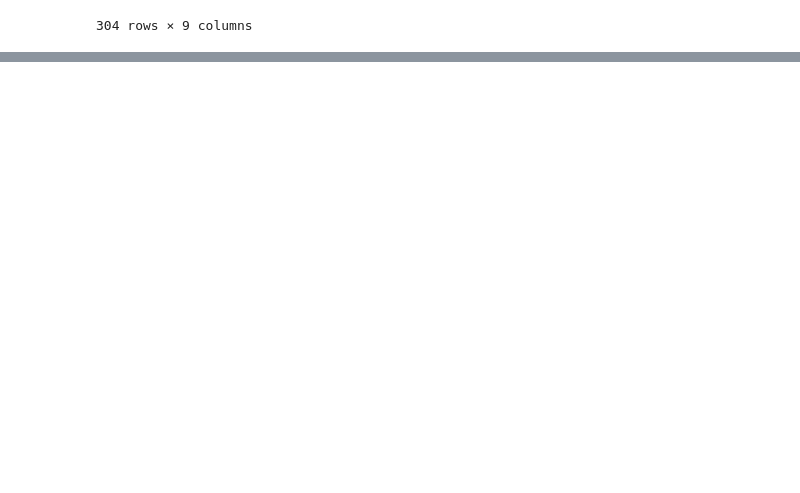
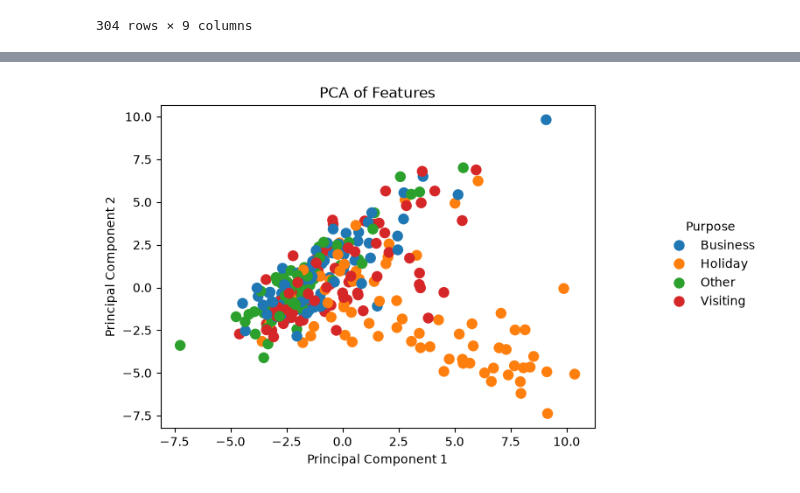
Before and after one commit to Minajamfum/forecasting, a Jupyter notebook: chapter4.ipynb, the cells around one changed output, grey strips where cells are left out. Cells and saved outputs as stored; diff of their text form; code cells hidden in the pictures; blank space fills up the shorter version.

```diff
--- a/chapter4.ipynb
+++ b/chapter4.ipynb
@@ -620,0 +667,30 @@ df
+# %%
+from sklearn.pipeline import Pipeline
+from sklearn.preprocessing import StandardScaler
+from sklearn.decomposition import PCA
+
+
+df = all_feat.assign(purpose=lambda x: x["unique_id"].str.split("-").str[-1]).dropna(axis='columns')
+
+X = df.drop(columns=["unique_id", "purpose"])
+pipeline = Pipeline([('scale', StandardScaler())    #میانگین هر ویژگی را به 0 و انحراف معیار هر ویژگی را به 1 می رساند
+                     ,('pca', PCA(n_components=2))])    # تمام ابعاد ویژگی‌ها رو به ۲ مؤلفه اصلی با بیشترین واریانس کاهش می‌ده تا قابل ترسیم روی صفحه دوبعدی باشن
+
+principal_components = pipeline.fit_transform(X)    #خروجی یک آرایه نامپای دو بعدی با دو ستون است
+
+pca_df = pd.DataFrame(data=principal_components, columns=["PC1", "PC2"]).join(df[["unique_id", "purpose"]])
+
+fig, ax = plt.subplots()
+sns.scatterplot(x="PC1", y="PC2", s=80,hue="purpose", edgecolor="none", data=pca_df, ax=ax)
+ax.set(title="PCA of Features",xlabel="Principal Component 1",ylabel="Principal Component 2")
+ax.get_legend().remove()
+handles, labels = ax.get_legend_handles_labels()
+fig.legend(handles, labels,title="Purpose", loc="center left", frameon=False,bbox_to_anchor=(1.02, .5), borderaxespad=0)
+plt.show()
+
+
+#هر نقطه: نمایانگر یک سری زمانی مستقل (یک ترکیب خاص از منطقه، ایالت و هدف سفر) است.
+#رفتار زمانی سفرهای تفریحی کاملاً با بقیه اهداف سفر متفاوت است
+#رفتار سری‌های زمانی کاری، شخصی و تجاری شباهت‌های ساختاری زیادی به هم دارند
+# %% [output]
+[figure, added]
```
Also changed, not shown: parts of 4 cells of this notebook, 1 other file.
